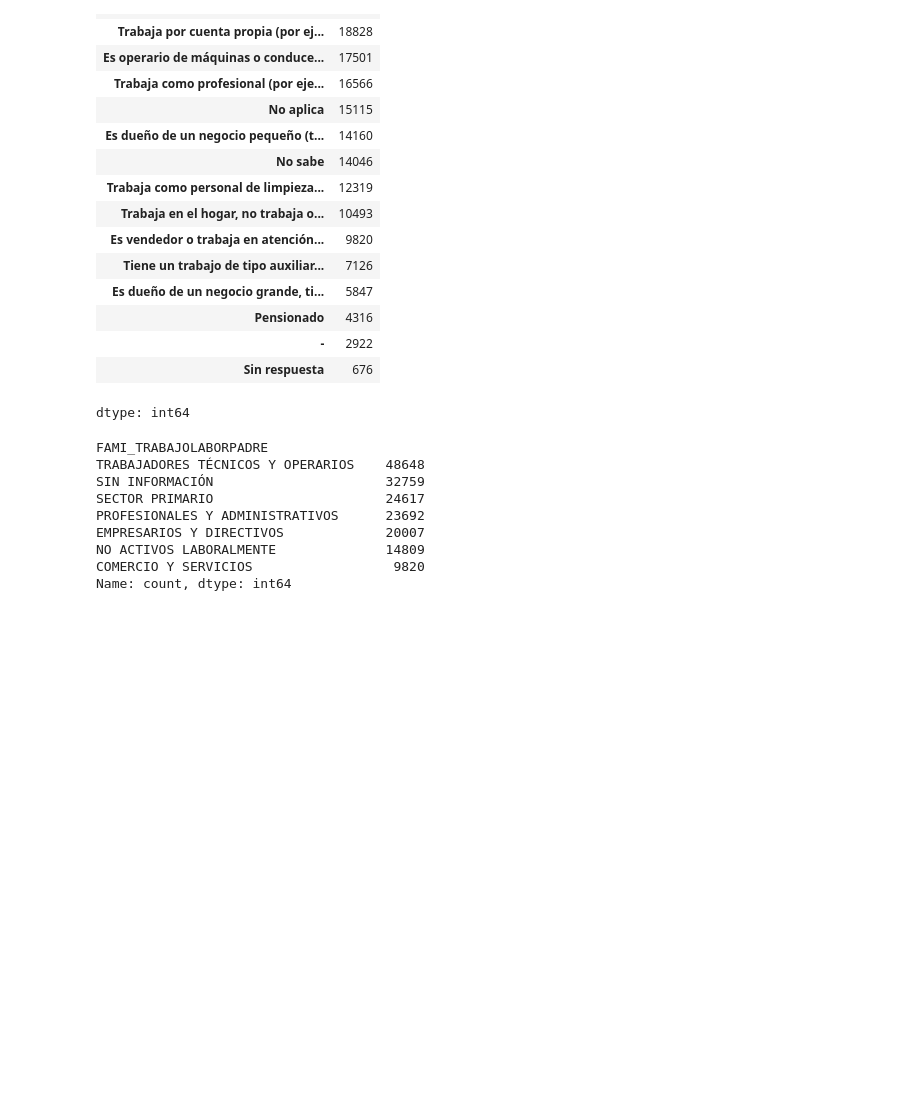
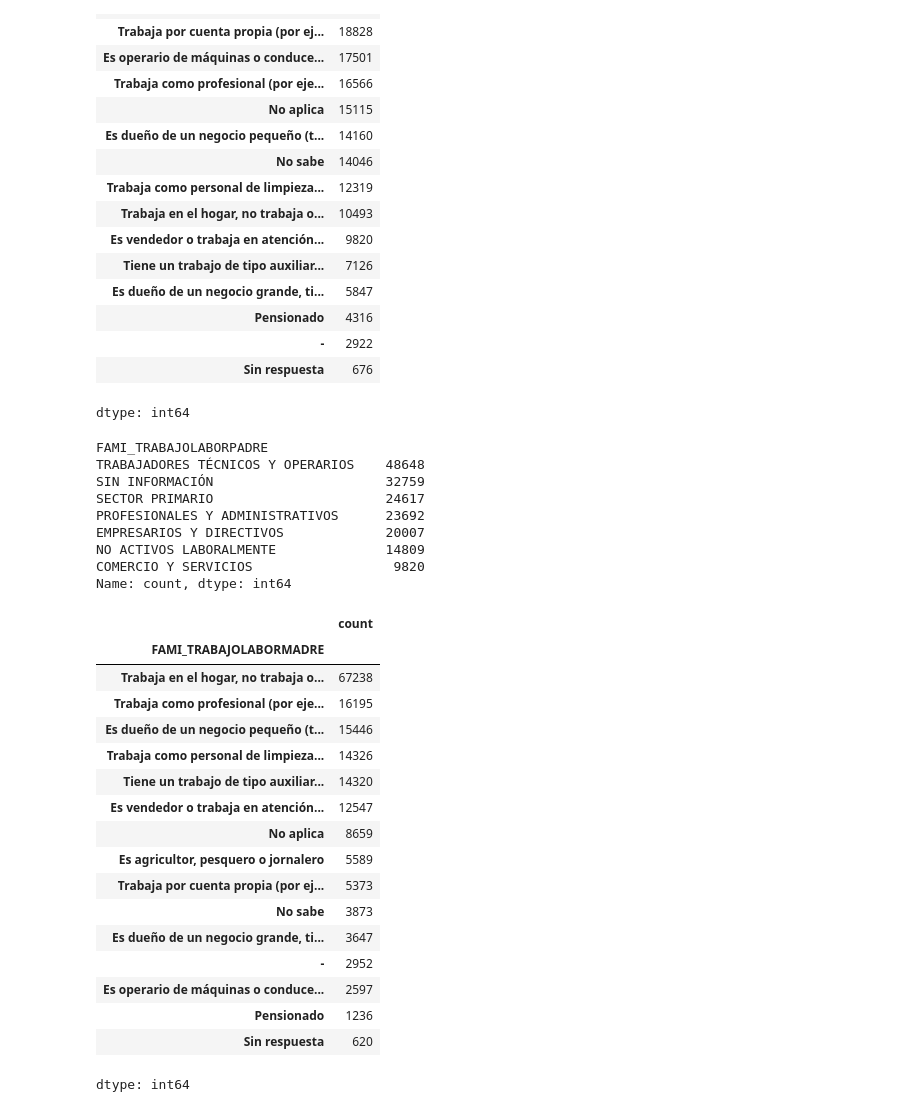
Before and after one commit to Felipecuestas98/Bootcamp-Mintic, a Jupyter notebook: Análisis_Datos_Públicos.ipynb, the cells around one changed output. Drawn from its saved outputs; the diff is of its cells as text; code cells hidden in the pictures; blank space fills up the shorter version.

```diff
--- a/Análisis_Datos_Públicos.ipynb
+++ b/Análisis_Datos_Públicos.ipynb
@@ -1646,3 +1646,25 @@ EMPRESARIOS Y DIRECTIVOS             20007
 NO ACTIVOS LABORALMENTE              14809
 COMERCIO Y SERVICIOS                  9820
 Name: count, dtype: int64
+# %%
+#muestra las categorias de la columna FAMI_TRABAJOLABORMADRE
+df_acumulado_saber_11['FAMI_TRABAJOLABORMADRE'].value_counts()
+# %% [output]
+|  | count |
+| FAMI_TRABAJOLABORMADRE |  |
+| Trabaja en el hogar, no trabaja o... | 67238 |
+| Trabaja como profesional (por eje... | 16195 |
+| Es dueño de un negocio pequeño (t... | 15446 |
+| Trabaja como personal de limpieza... | 14326 |
+| Tiene un trabajo de tipo auxiliar... | 14320 |
+| Es vendedor o trabaja en atención... | 12547 |
+| No aplica | 8659 |
+| Es agricultor, pesquero o jornalero | 5589 |
+| Trabaja por cuenta propia (por ej... | 5373 |
+| No sabe | 3873 |
+| Es dueño de un negocio grande, ti... | 3647 |
+| - | 2952 |
+| Es operario de máquinas o conduce... | 2597 |
+| Pensionado | 1236 |
+| Sin respuesta | 620 |
+dtype: int64
```
Also changed, not shown: parts of 2 cells of this notebook.
